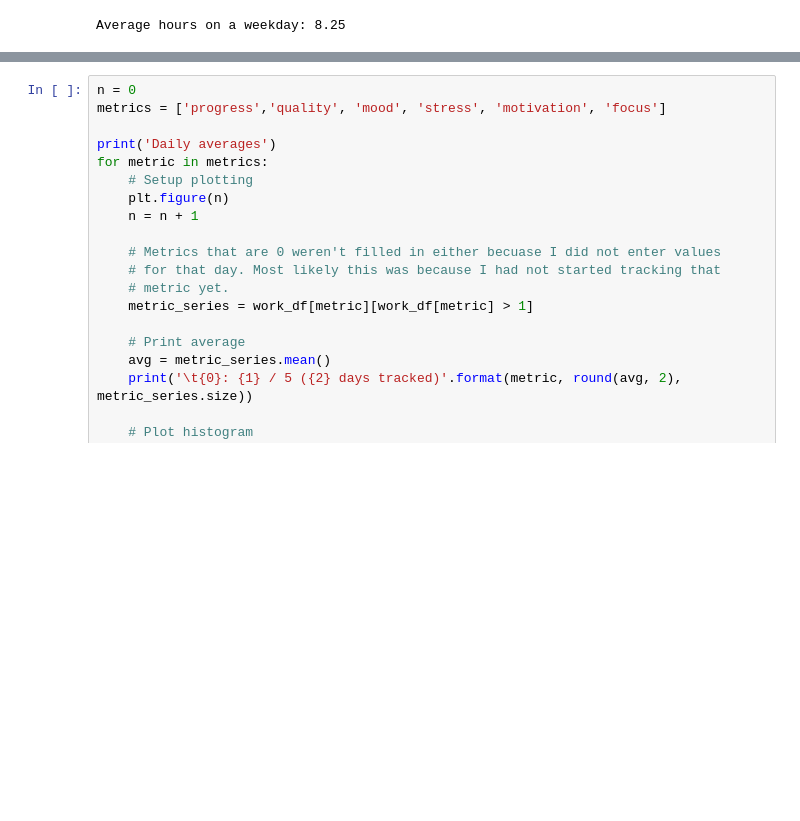
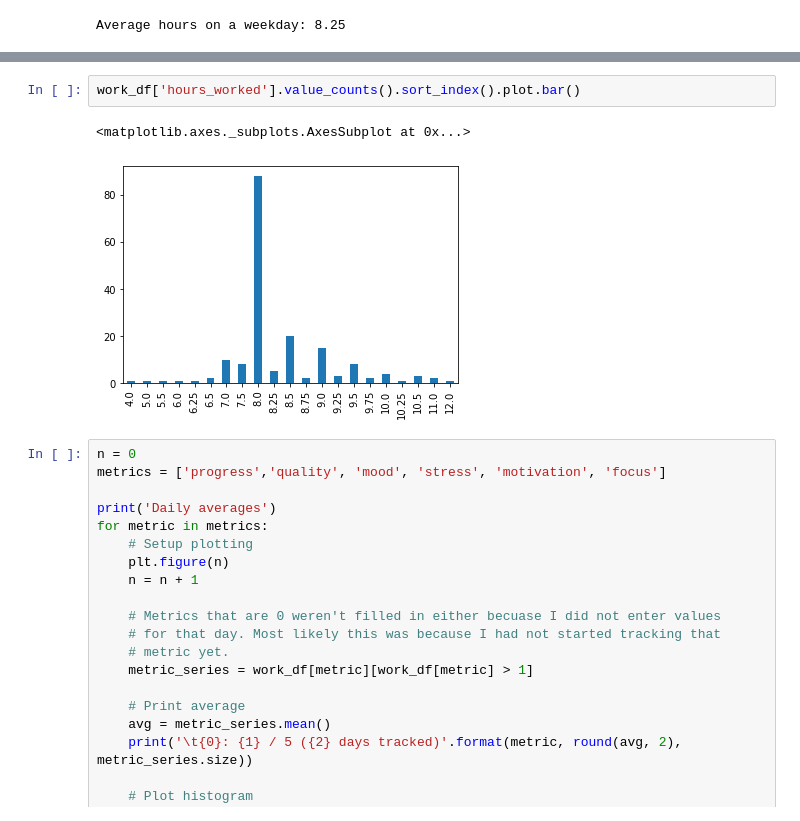
Before and after one commit to GraysonRicketts/Personal-Metrics, a Jupyter notebook: metrics-analysis/work-metrics-July-2019-April-2020.ipynb, the cells around one changed output, grey strips where cells are left out. Cells and saved outputs as stored; diff of their text form; blank space fills up the shorter version.

```diff
--- a/metrics-analysis/work-metrics-July-2019-April-2020.ipynb
+++ b/metrics-analysis/work-metrics-July-2019-April-2020.ipynb
@@ -132,3 +137,8 @@ Average hours on a weekday: 8.25
+# %%
+work_df['hours_worked'].value_counts().sort_index().plot.bar()
+# %% [output]
+<matplotlib.axes._subplots.AxesSubplot at 0x...>
+[figure, added]
 # %%
 n = 0
 metrics = ['progress','quality', 'mood', 'stress', 'motivation', 'focus']
```
Also changed, not shown: parts of 3 cells of this notebook.
